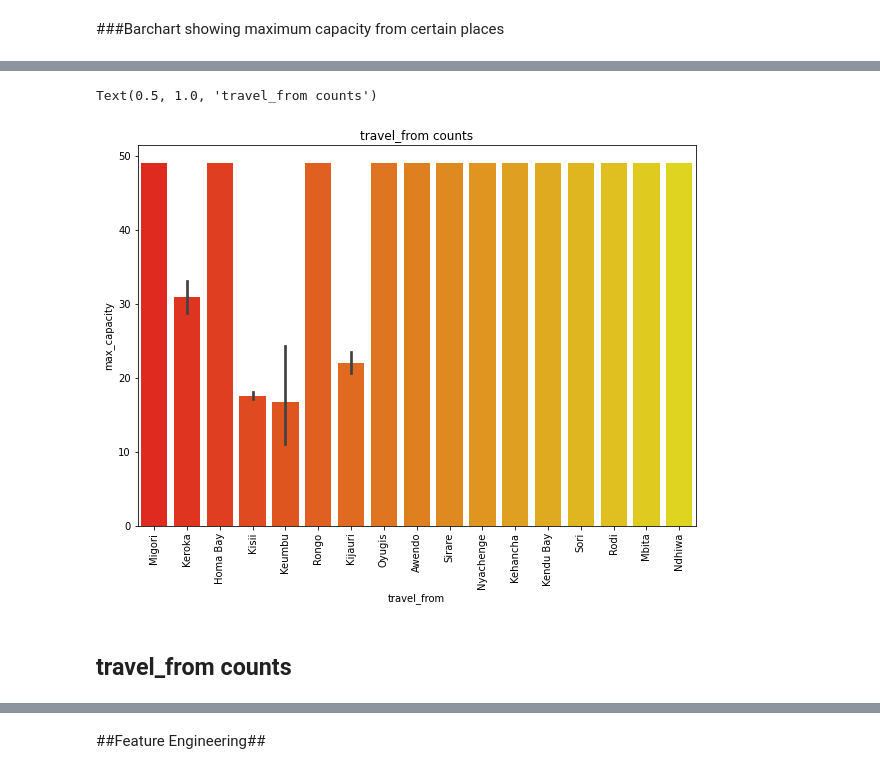
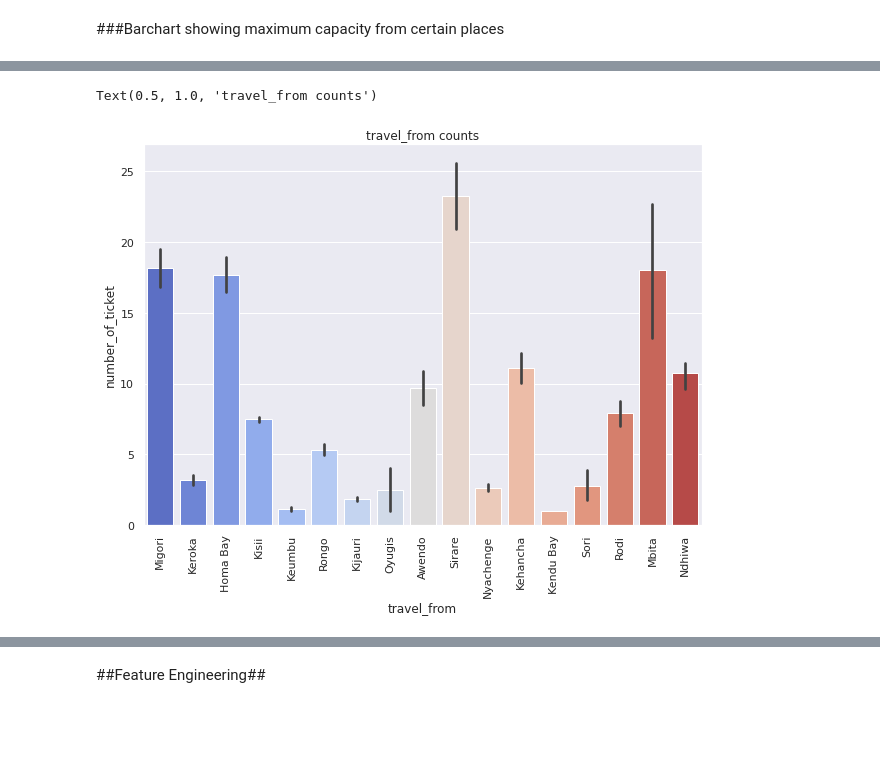
Before and after one commit to eshitalakhani/Transport-Demand-Prediction, a Jupyter notebook: Copy_of_Demand_Prediction_for_Public_Transport_Capstone_Project.ipynb, the cells around one changed output, grey strips where cells are left out. Drawn from its saved outputs; the diff is of its cells as text; code cells hidden in the pictures; blank space fills up the shorter version.

```diff
--- a/Copy_of_Demand_Prediction_for_Public_Transport_Capstone_Project.ipynb
+++ b/Copy_of_Demand_Prediction_for_Public_Transport_Capstone_Project.ipynb
@@ -76,8 +76,8 @@ Mounted at /content/drive
 # %%
 dataset = pd.read_csv("/content/drive/MyDrive/capstone 2/train_revised.csv")
-dppt = dataset.copy()
-dppt.head()
-# dppt = Demand Prediction for public transport
+df = dataset.copy()
+df.head()
+# df = Demand Prediction for public transport
 # %% [output]
 |  | ride_id | seat_number | payment_method | payment_receipt | travel_date | travel_time | travel_from | ... |
 | 0 | 1442 | 15A | Mpesa | UZUEHCBUSO | 17-10-17 | 7:15 | Migori | ... |
@@ -150,7 +171,7 @@ dtype: int64
 # %%
 # Calculation of Target varible based on the ride id
-tmp_no_tickect_dppt = dppt.groupby(['ride_id']).seat_number.count().rename('number_of_ticket').reset_index()
-tmp_no_tickect_dppt.head()
+tmp_no_tickect_df = df.groupby(['ride_id']).seat_number.count().rename('number_of_ticket').reset_index()
+tmp_no_tickect_df.head()
 # %% [output]
 |  | ride_id | number_of_ticket |
 | 0 | 1442 | 1 |
@@ -161,20 +182,20 @@ tmp_no_tickect_dppt.head()
 # %%
 # droping the duplicate value rows with the repeating ride_id
-dppt.drop_duplicates('ride_id', inplace = True)
+df.drop_duplicates('ride_id', inplace = True)
 
 # Dropping the columns which are not relevant to our target variable
-dppt.drop(['seat_number','payment_method','payment_receipt', 'travel_to'], inplace= True, axis = 1)
-dppt.shape
+df.drop(['seat_number','payment_method','payment_receipt', 'travel_to'], inplace= True, axis = 1)
+df.shape
 # %% [output]
 (6249, 6)
 # %%
 # Merging the calculated target variable column to the dataset based on the ride_id
-dppt = dppt.merge(tmp_no_tickect_dppt, how= 'left', on='ride_id')
+df = df.merge(tmp_no_tickect_df, how= 'left', on='ride_id')
 # Combaining the date column and time column to get the complete timestamp
-dppt['travel_date_and_time'] = dppt['travel_date'] + " " + dppt['travel_time']
-dppt['travel_date_and_time'] = pd.to_datetime(dppt['travel_date_and_time'])
-dppt.drop(['travel_date', 'travel_time'], inplace= True, axis= 1)
-dppt.head()
+df['travel_date_and_time'] = df['travel_date'] + " " + df['travel_time']
+df['travel_date_and_time'] = pd.to_datetime(df['travel_date_and_time'])
+df.drop(['travel_date', 'travel_time'], inplace= True, axis= 1)
+df.head()
 # %% [output]
 |  | ride_id | travel_from | car_type | max_capacity | number_of_ticket | travel_date_and_time |
 | 0 | 1442 | Migori | Bus | 49 | 1 | 2017-10-17 07:15:00 |
@@ -294,14 +286,12 @@ Disbribution of number_of_ticket
 # %%
 fig = plt.figure(figsize=(10,7))
 ax = fig.gca()
-sns.barplot(x="travel_from", y="max_capacity", data=dppt, palette= 'autumn')
+sns.barplot(x="travel_from", y="number_of_ticket", data=df, palette= 'coolwarm')
 sns.set_theme(style='darkgrid')
 plt.xticks(rotation=90)
 # ax.set_xlabel('travel_from')
-# ax.set_ylabel('max_capacity')
+# ax.set_ylabel('Frequency')
 ax.set_title('travel_from counts')
 # %% [output]
 Text(0.5, 1.0, 'travel_from counts')
-[figure, old version]
+[figure, new version]
-# %% [markdown]
-## travel_from counts
```
Also changed, not shown: parts of 102 cells of this notebook.
